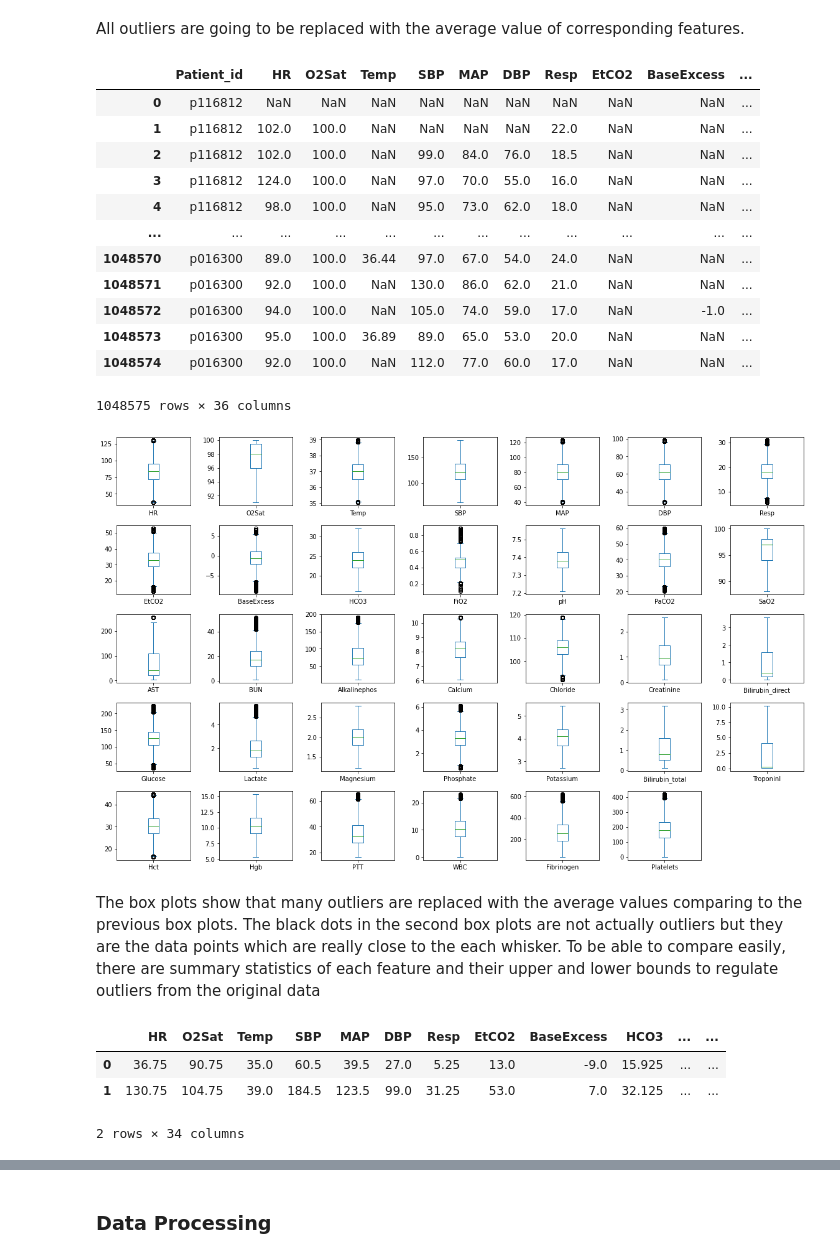
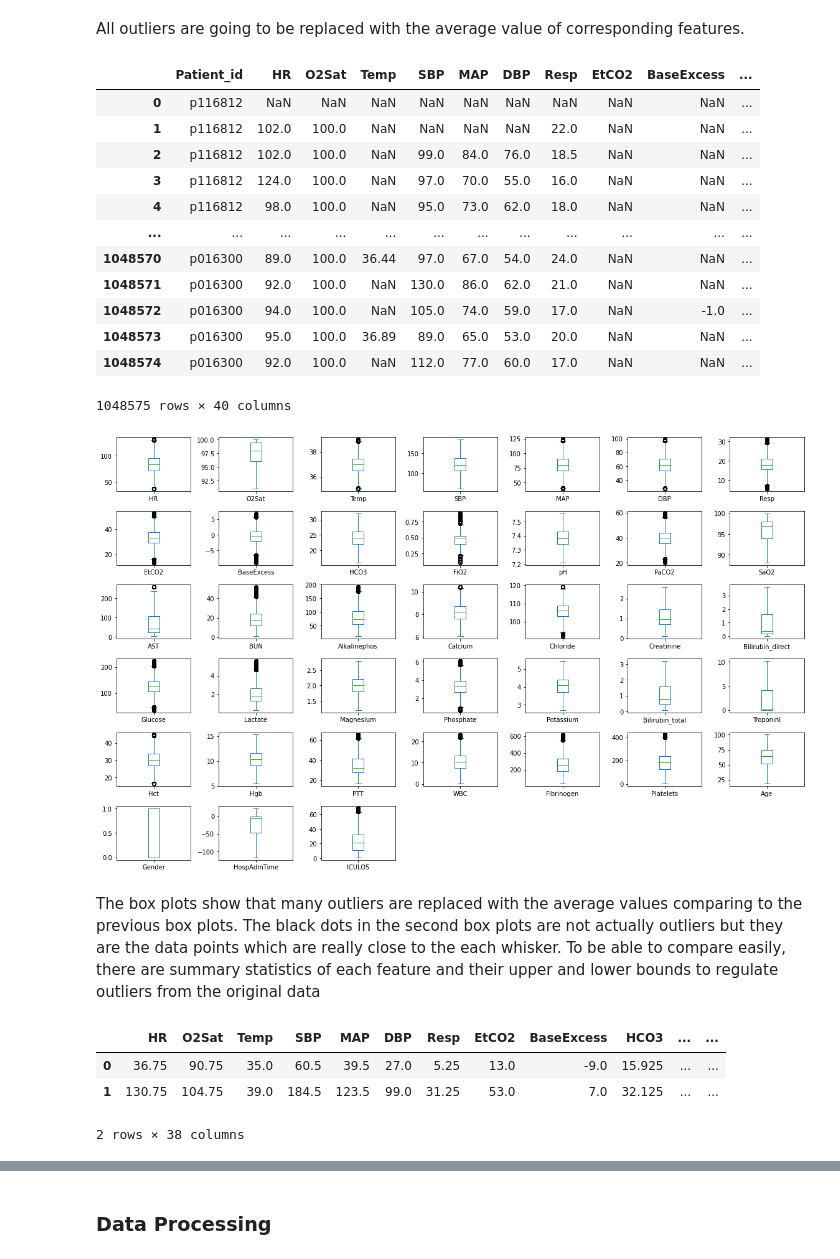
Before and after one commit to eddie8615/ml_bioinfo_hi, a Jupyter notebook: assignment/k21134342_ML_assignment_no_demo.ipynb, the cells around one changed output, grey strips where cells are left out. Drawn from its saved outputs; the diff is of its cells as text; code cells hidden in the pictures.

```diff
--- a/assignment/k21134342_ML_assignment_no_demo.ipynb
+++ b/assignment/k21134342_ML_assignment_no_demo.ipynb
@@ -20,7 +20,7 @@ data.head()
 5 rows × 40 columns
 # %%
 # exclude demographic variables
-data = pd.concat([data.loc[:, :'Platelets'], data.loc[:,'SepsisLabel']], axis=1)
+data = pd.concat([data.iloc[:, :-1], data.loc[:,'SepsisLabel']], axis=1)
 data.columns.values[-1] = 'SepsisLabel'
 data.iloc[:,:5].plot(kind='box', subplots=True, sharex=False, sharey=False)
 plt.show()
@@ -55,13 +55,13 @@ data
 | 1048572 | p016300 | 94.0 | 100.0 | NaN | 105.0 | 74.0 | 59.0 | 17.0 | NaN | -1.0 | ... |
 | 1048573 | p016300 | 95.0 | 100.0 | 36.89 | 89.0 | 65.0 | 53.0 | 20.0 | NaN | NaN | ... |
 | 1048574 | p016300 | 92.0 | 100.0 | NaN | 112.0 | 77.0 | 60.0 | 17.0 | NaN | NaN | ... |
-1048575 rows × 36 columns
+1048575 rows × 40 columns
 # %%
-data.iloc[:,:35].plot(kind='box', figsize=(16,10), layout=(5,7),subplots=True, sharex=False, sharey=False)
+data.iloc[:,:-1].plot(kind='box', figsize=(16,10), layout=(6,7),subplots=True, sharex=False, sharey=False)
 plt.tight_layout()
 plt.show()
 # %% [output]
-[figure, old version]
+[figure, new version]
 # %% [markdown]
 The box plots show that many outliers are replaced with the average values comparing to the previous box plots. The black dots in the second box plots are not actually outliers but they are the data points which are really close to the each whisker. To be able to compare easily, there are summary statistics of each feature and their upper and lower bounds to regulate outliers from the original data
 # %%
@@ -70,7 +70,7 @@ pd.DataFrame.from_dict(bound)
 |  | HR | O2Sat | Temp | SBP | MAP | DBP | Resp | EtCO2 | BaseExcess | HCO3 | ... | ... |
 | 0 | 36.75 | 90.75 | 35.0 | 60.5 | 39.5 | 27.0 | 5.25 | 13.0 | -9.0 | 15.925 | ... | ... |
 | 1 | 130.75 | 104.75 | 39.0 | 184.5 | 123.5 | 99.0 | 31.25 | 53.0 | 7.0 | 32.125 | ... | ... |
-2 rows × 34 columns
+2 rows × 38 columns
 # %%
 data.describe()
 # %% [output]
```
Also changed, not shown: parts of 28 cells of this notebook.
